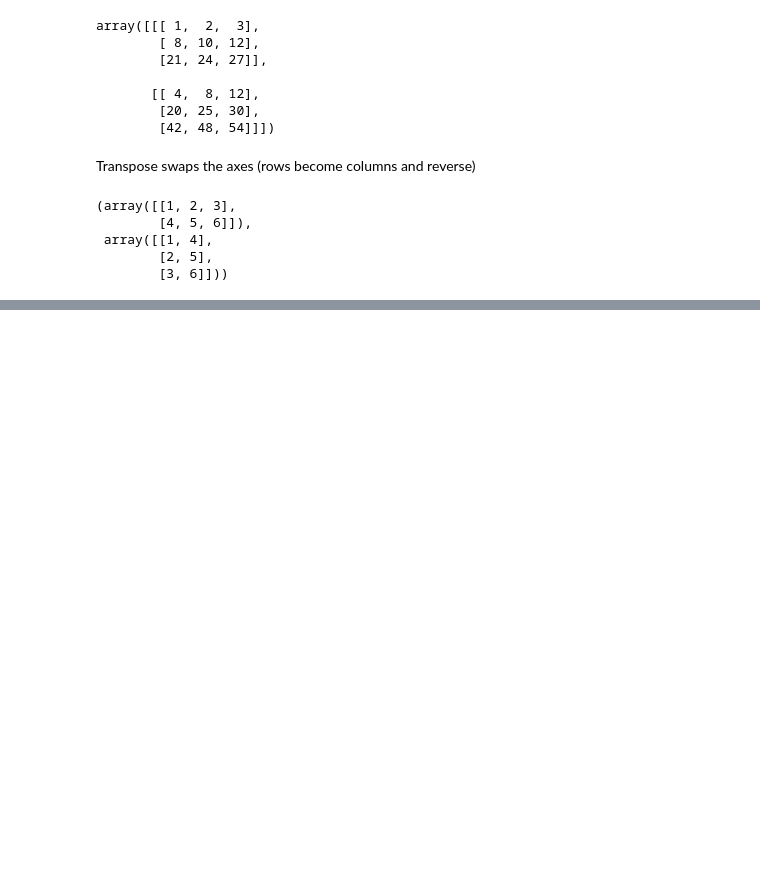
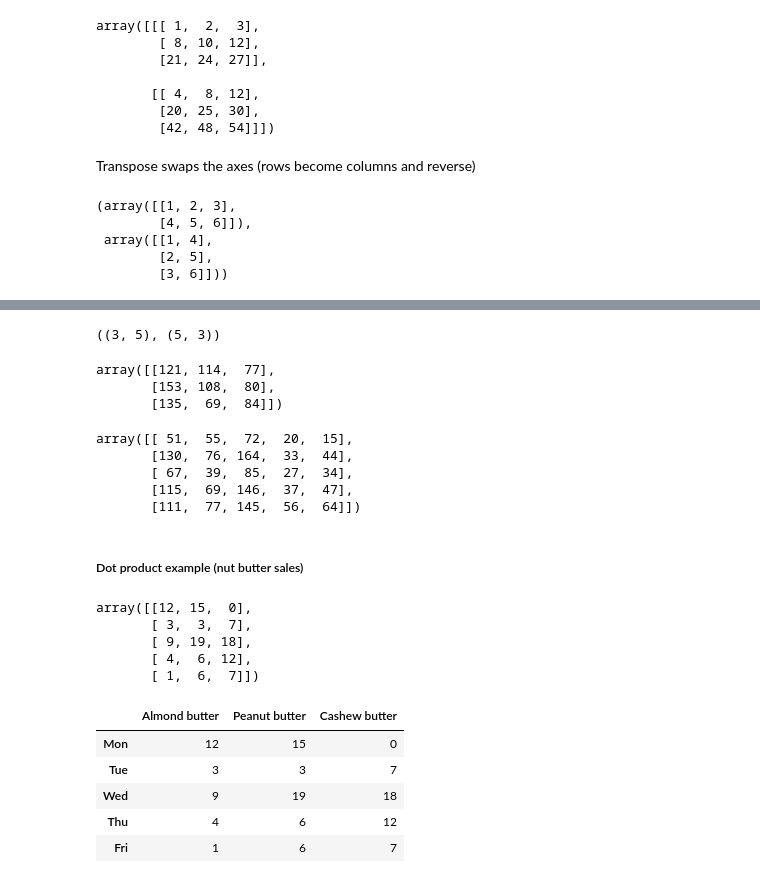
Before and after one commit to emacampa3/data-science, a Jupyter notebook: first-env/numpy-introduction.ipynb, the cells around one changed output, grey strips where cells are left out. Drawn from its saved outputs; the diff is of its cells as text; code cells hidden in the pictures; blank space fills up the shorter version.

```diff
--- a/first-env/numpy-introduction.ipynb
+++ b/first-env/numpy-introduction.ipynb
@@ -518,0 +499,48 @@ array([[ 51,  55,  72,  20,  15],
+# %%
+matrix1.T.shape, matrix2.shape
+# %% [output]
+((3, 5), (5, 3))
+# %%
+matrix3 = np.dot(matrix1.T, matrix2)
+matrix3 # has the shape of the outer numbers: (3,3) in this case
+# %% [output]
+array([[121, 114,  77],
+       [153, 108,  80],
+       [135,  69,  84]])
+# %%
+matrix4 = np.dot(matrix1, matrix2.T)
+matrix4 # has the shape of the outer numbers: (5,5) in this case
+# %% [output]
+array([[ 51,  55,  72,  20,  15],
+       [130,  76, 164,  33,  44],
+       [ 67,  39,  85,  27,  34],
+       [115,  69, 146,  37,  47],
+       [111,  77, 145,  56,  64]])
+# %% [markdown]
+##### Dot product example (nut butter sales)
+# %%
+np.random.seed(0)
+# Number of jars sold: creating a random array with 5 rows and 3 columns
+sales_amounts = np.random.randint(20, size=(5,3))
+sales_amounts
+# %% [output]
+array([[12, 15,  0],
+       [ 3,  3,  7],
+       [ 9, 19, 18],
+       [ 4,  6, 12],
+       [ 1,  6,  7]])
+# %%
+# Create weekly_sales Dataframe
+import pandas as pd
+
+weekly_sales = pd.DataFrame(sales_amounts,
+                            index=["Mon", "Tue", "Wed", "Thu", "Fri"],
+                            columns=["Almond butter", "Peanut butter", "Cashew butter"])
+weekly_sales
+# %% [output]
+|  | Almond butter | Peanut butter | Cashew butter |
+| Mon | 12 | 15 | 0 |
+| Tue | 3 | 3 | 7 |
+| Wed | 9 | 19 | 18 |
+| Thu | 4 | 6 | 12 |
+| Fri | 1 | 6 | 7 |
```
Also changed, not shown: parts of 46 cells of this notebook.
